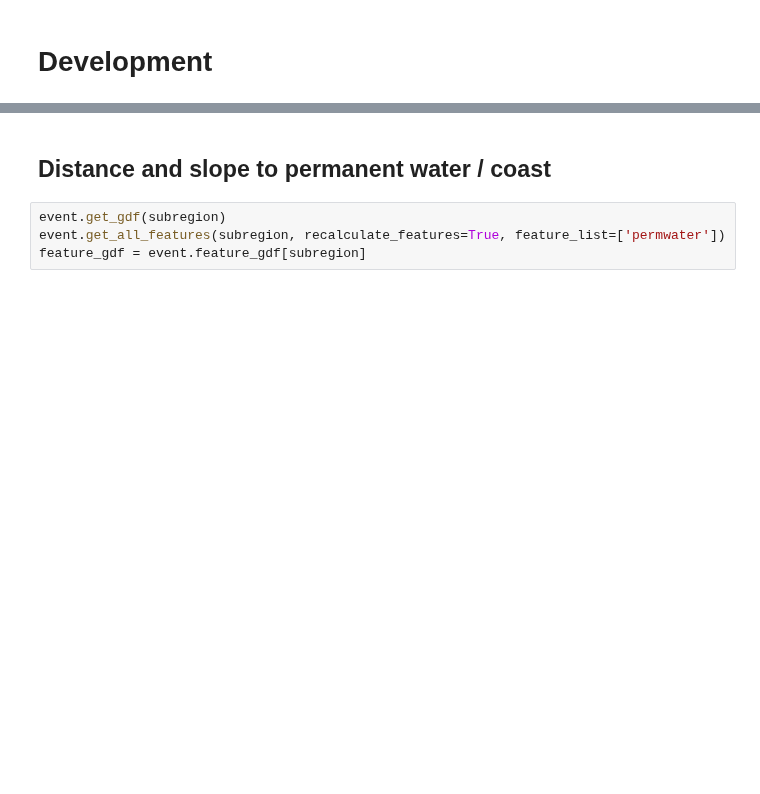
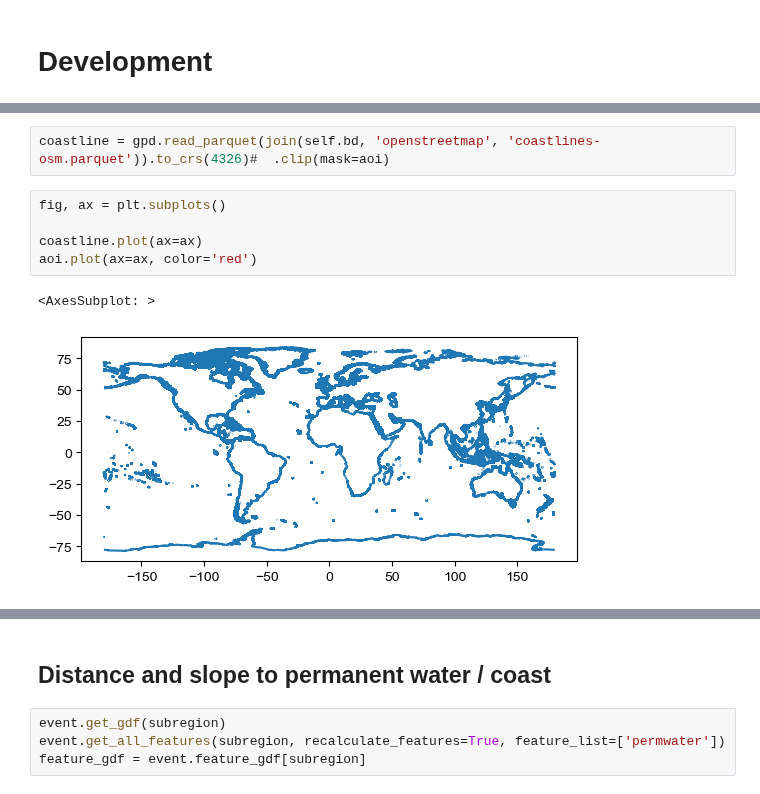
Before and after one commit to alisonpeard/hybridmodels, a Jupyter notebook: python/D. Development.ipynb, the cells around one changed output, grey strips where cells are left out. Saved outputs shown, nothing was run; the diff lists cells and outputs as text; blank space fills up the shorter version.

```diff
--- a/python/D. Development.ipynb
+++ b/python/D. Development.ipynb
@@ -87,0 +167,10 @@ gdf.plot('mangrove_spatial', legend=True)
+# %%
+coastline = gpd.read_parquet(join(self.bd, 'openstreetmap', 'coastlines-osm.parquet')).to_crs(4326)#  .clip(mask=aoi)
+# %%
+fig, ax = plt.subplots()
+
+coastline.plot(ax=ax)
+aoi.plot(ax=ax, color='red')
+# %% [output]
+<AxesSubplot: >
+[figure, added]
```
Also changed, not shown: parts of 15 cells of this notebook, 36 other files.
